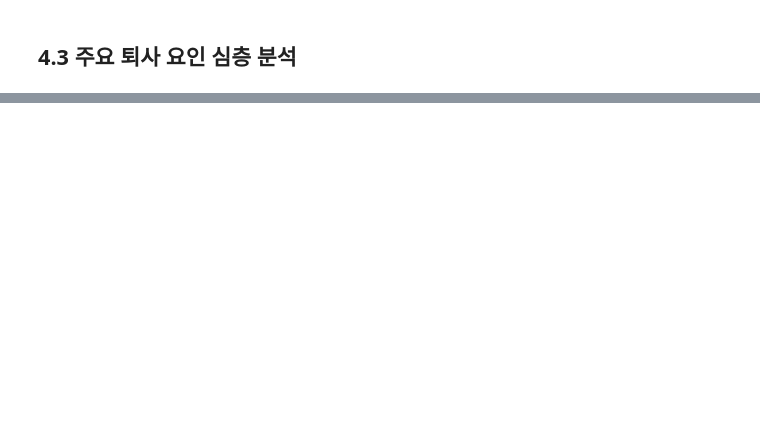
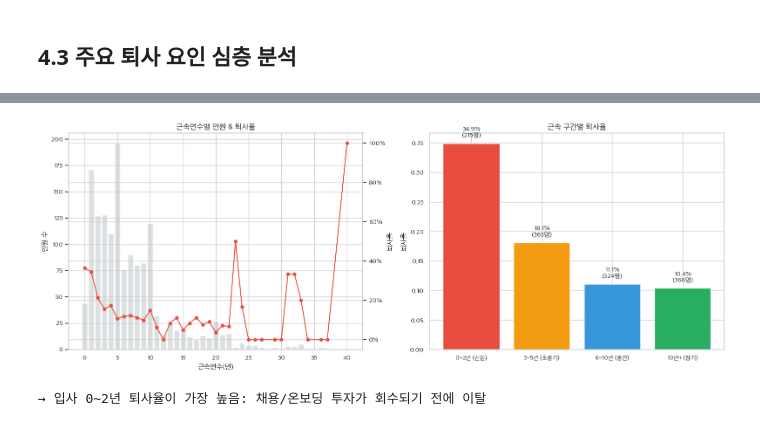
Before and after one commit to inhoolee/attrition-prediction, a Jupyter notebook: notebooks/04_insights.ipynb, the cells around one changed output, grey strips where cells are left out. Saved outputs shown, nothing was run; the diff lists cells and outputs as text; code cells hidden in the pictures; blank space fills up the shorter version.

```diff
--- a/notebooks/04_insights.ipynb
+++ b/notebooks/04_insights.ipynb
@@ -27,0 +199,45 @@ import joblib
+# %%
+# 4.3.2 근속연수별 퇴사 패턴 — "언제 떠나는가"
+fig, axes = plt.subplots(1, 2, figsize=(16, 6))
+
+# 근속연수별 퇴사율
+tenure_rates = raw.groupby('YearsAtCompany')['Attrition'].apply(
+    lambda x: (x == 'Yes').mean())
+tenure_counts = raw.groupby('YearsAtCompany').size()
+
+ax2 = axes[0].twinx()
+axes[0].bar(tenure_rates.index, tenure_counts, color='#BDC3C7', alpha=0.5)
+ax2.plot(tenure_rates.index, tenure_rates.values, 'o-', color='#E74C3C',
+         linewidth=1.5, markersize=5)
+axes[0].set_title('근속연수별 인원 & 퇴사율', fontsize=13, fontweight='bold')
+axes[0].set_xlabel('근속연수(년)')
+axes[0].set_ylabel('인원 수')
+ax2.set_ylabel('퇴사율')
+ax2.yaxis.set_major_formatter(plt.FuncFormatter(lambda y, _: f'{y:.0%}'))
+
+# 근속 구간별 요약
+bins = [0, 2, 5, 10, 41]
+labels_t = ['0~2년 (신입)', '3~5년 (초중기)', '6~10년 (중견)', '10년+ (장기)']
+raw['TenureBand'] = pd.cut(raw['YearsAtCompany'], bins=bins, labels=labels_t, right=False)
+tb_rates = raw.groupby('TenureBand', observed=True)['Attrition'].apply(
+    lambda x: (x == 'Yes').mean())
+tb_counts = raw.groupby('TenureBand', observed=True).size()
+
+colors_tb = ['#E74C3C', '#F39C12', '#3498DB', '#27AE60']
+bars = axes[1].bar(range(len(tb_rates)), tb_rates.values, color=colors_tb)
+for bar, rate, cnt in zip(bars, tb_rates.values, tb_counts.values):
+    axes[1].text(bar.get_x() + bar.get_width()/2, rate + 0.01,
+                 f'{rate:.1%}\n({cnt}명)', ha='center', fontsize=11)
+axes[1].set_xticks(range(len(tb_rates)))
+axes[1].set_xticklabels(labels_t, fontsize=10)
+axes[1].set_title('근속 구간별 퇴사율', fontsize=13, fontweight='bold')
+axes[1].set_ylabel('퇴사율')
+
+plt.tight_layout()
+plt.savefig('../outputs/figures/15_tenure_attrition.png', dpi=150, bbox_inches='tight')
+plt.show()
+
+print("→ 입사 0~2년 퇴사율이 가장 높음: 채용/온보딩 투자가 회수되기 전에 이탈")
+# %% [output]
+[figure, added]
+→ 입사 0~2년 퇴사율이 가장 높음: 채용/온보딩 투자가 회수되기 전에 이탈
```
Also changed, not shown: parts of 26 cells of this notebook, 37 other files.
